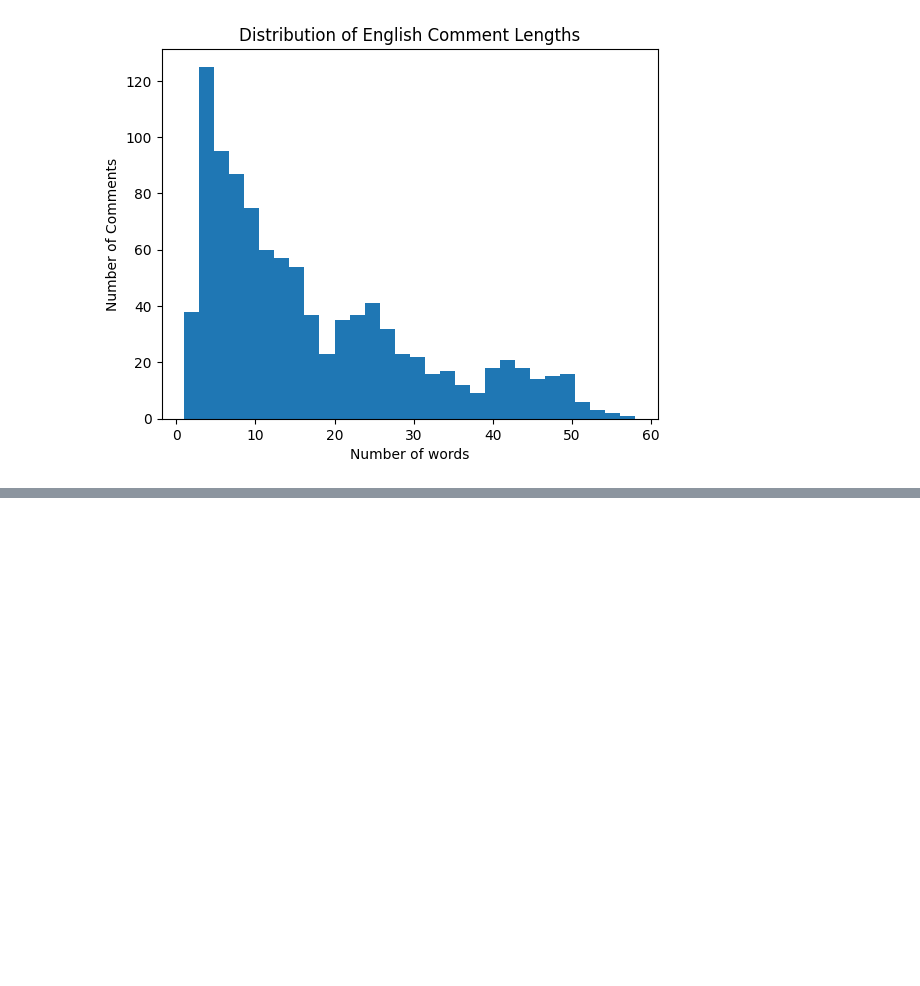
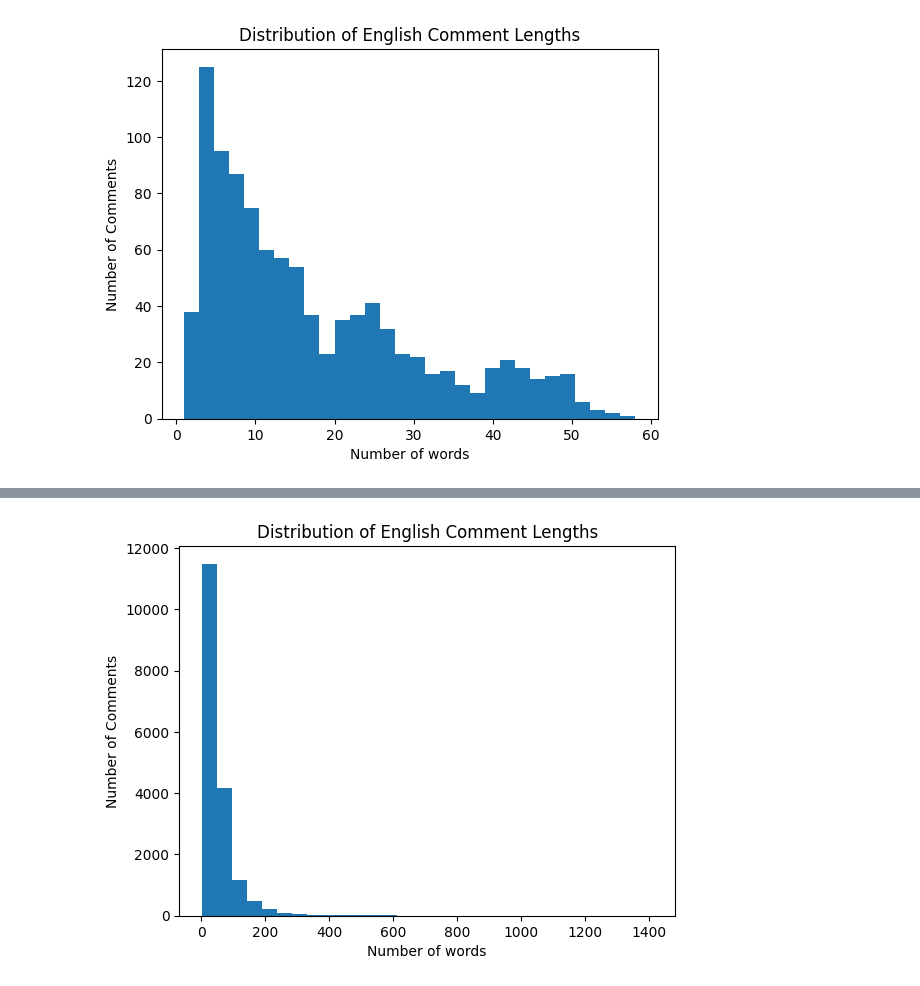
Before and after one commit to elenanespolo/Sentiment_Sarcasm_Analysis, a Jupyter notebook: dataset.ipynb, the cells around one changed output, grey strips where cells are left out. Drawn from its saved outputs; the diff is of its cells as text; code cells hidden in the pictures; blank space fills up the shorter version.

```diff
--- a/dataset.ipynb
+++ b/dataset.ipynb
@@ -267,0 +270,4 @@ plt.show()
+# %%
+besstie_df = pd.read_csv('dataset/besstie/train.csv')
+print(len(besstie_df))
+besstie_df.head()
@@ -267,0 +282,9 @@ plt.show()
+# %%
+nr_words_en = [text.split().__len__() for text in besstie_df['text'].to_list()]
+plt.hist(nr_words_en, bins=30)
+plt.xlabel('Number of words')
+plt.ylabel('Number of Comments')
+plt.title('Distribution of English Comment Lengths')
+plt.show()
+# %% [output]
+[figure, added]
```
Also changed, not shown: parts of 5 cells of this notebook, 5 other files.
